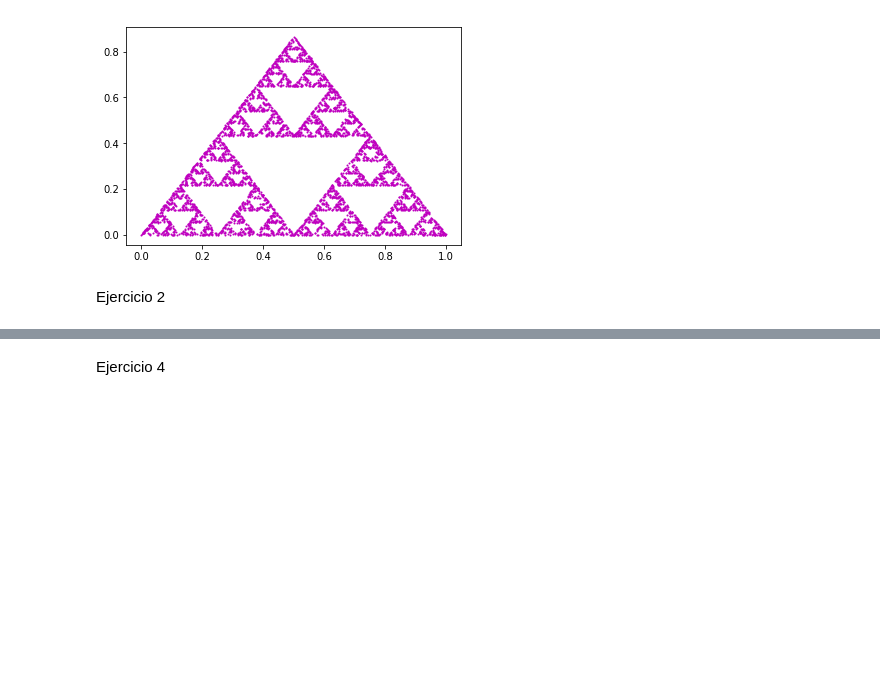
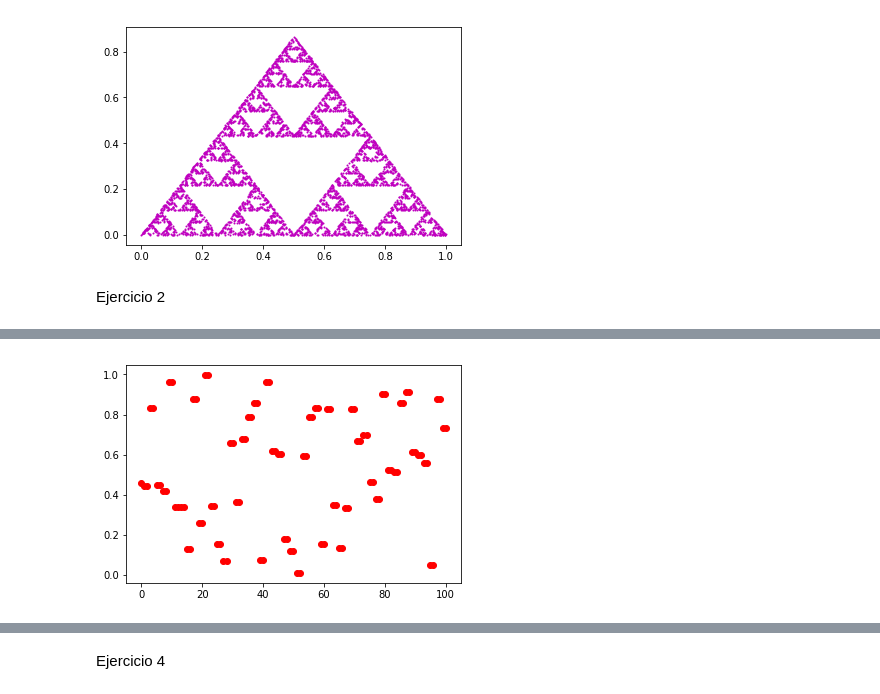
Before and after one commit to ivettemar16020/MiniProyecto1, a Jupyter notebook: Mini1.ipynb, the cells around one changed output, grey strips where cells are left out. Cells and saved outputs as stored; diff of their text form; code cells hidden in the pictures; blank space fills up the shorter version.

```diff
--- a/Mini1.ipynb
+++ b/Mini1.ipynb
@@ -112,0 +118,81 @@ for func in pick_func:
+# %%
+from matplotlib import pyplot as plt
+import time
+import random
+
+seed = time.time()
+mod_arr = [((2**35) -1), ((2**31) -1)]
+
+def fun1(x):
+    num = 5**5 * x % ((2**35) -1)
+    return num
+
+def fun2(x):
+    num = 7**5 * x % ((2**31) -1)
+    return num
+
+
+def normaliza(arr, modulo):
+    i = 0
+    new_arr = []
+    for i in range(len(arr)):
+        norm = arr[i] / modulo
+        i = i + 1
+        new_arr.append(norm)
+
+    return new_arr
+
+def generator1(x, repetitions):
+    gen1 = []
+    num = fun1(x)
+    gen1.append(num)
+    num = fun1(gen1[-1])
+    gen1.append(num)
+    i = 2
+    while(i <= repetitions):
+        num = fun1(gen1[-2])
+        gen1.append(num)
+        i = i + 1
+    arr = normaliza(gen1, mod_arr[0])
+    return arr
+
+def generator2(x, repetitions):
+    gen2 = []
+    num = fun2(x)
+    gen2.append(num)
+    num = fun2(gen2[-1])
+    gen2.append(num)
+    i = 2
+    while(i <= repetitions):
+        num = fun2(gen2[-2])
+        gen2.append(num)
+        i = i + 1
+    arr = normaliza(gen2, mod_arr[1])
+    return arr
+
+def generator3(repetitions):
+    gen3 = []
+    i = 0
+    while(i <= repetitions):
+        num = random.uniform(0, 1)
+        gen3.append(num)
+        i = i + 1
+    return gen3
+
+g1 = generator1(seed, 100)
+g2 = generator2(seed, 100)
+g3 = generator3(100)
+
+nums = list(range(len(g1)))
+plt.plot(nums, g1, 'ro')
+plt.show()
+
+nums2 = list(range(len(g2)))
+plt.plot(nums2, g2, 'ro')
+plt.show()
+
+nums3 = list(range(len(g3)))
+plt.plot(nums3, g3, 'ro')
+plt.show()
+# %% [output]
+[figure, added]
```
Also changed, not shown: parts of 3 cells of this notebook.
